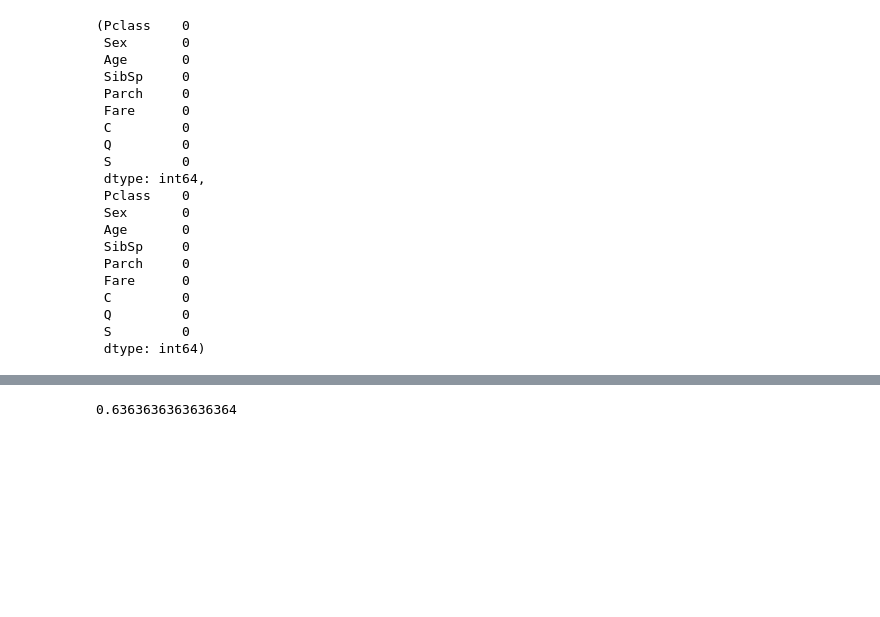
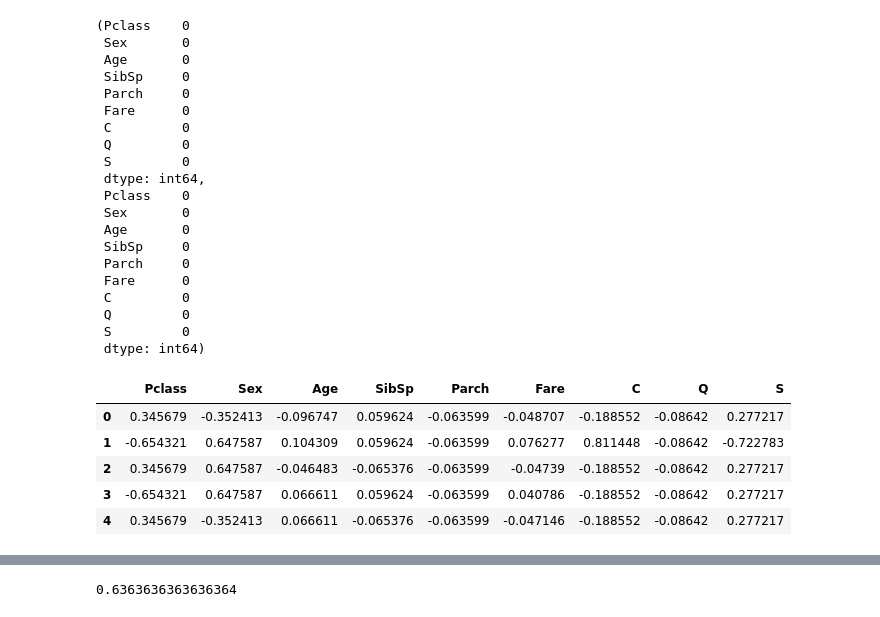
Before and after one commit to Dezzelshipc/CompMath, a Jupyter notebook: sem7-ai-systems/lab3/lab3.ipynb, the cells around one changed output, grey strips where cells are left out. Drawn from its saved outputs; the diff is of its cells as text; code cells hidden in the pictures; blank space fills up the shorter version.

```diff
--- a/sem7-ai-systems/lab3/lab3.ipynb
+++ b/sem7-ai-systems/lab3/lab3.ipynb
@@ -66,14 +66,18 @@ def make_data(fr):
     fr = fr.drop(["PassengerId", "Name", "Ticket", "Cabin"], axis=1)
     fr["Sex"] = fr["Sex"].replace({"male": 0, "female": 1})
 
-    fr.loc[fr["Embarked"].isna(), "Embarked"] = fr["Embarked"].mode()[0]
+    fr["Embarked"].fillna(fr["Embarked"].mode()[0])
+    # fr.loc[fr["Embarked"].isna(), "Embarked"] = fr["Embarked"].mode()[0]
     fr = pd.concat([fr, pd.get_dummies(fr["Embarked"]).astype('int')], axis=1)
     fr = fr.drop("Embarked", axis=1)
 
-    fr.loc[fr["Age"].isna(), "Age"] = fr["Age"].mean()
-    fr.loc[fr["Fare"].isna(), "Fare"] = fr["Fare"].mean()
+    # fr.loc[fr["Age"].isna(), "Age"] = fr["Age"].mean()
+    # fr.loc[fr["Fare"].isna(), "Fare"] = fr["Fare"].mean()
+
+    fr = fr.fillna(fr.mean())
 
     fr = (fr - fr.mean()) / (fr.max() - fr.min())
+
 
     return fr
 
@@ -108,5 +112,14 @@ def make_y(fr):
 
 df_y_norm = make_y(df_y)
+# %%
+df_X_norm.head()
+# %% [output]
+|  | Pclass | Sex | Age | SibSp | Parch | Fare | C | Q | S |
+| 0 | 0.345679 | -0.352413 | -0.096747 | 0.059624 | -0.063599 | -0.048707 | -0.188552 | -0.08642 | 0.277217 |
+| 1 | -0.654321 | 0.647587 | 0.104309 | 0.059624 | -0.063599 | 0.076277 | 0.811448 | -0.08642 | -0.722783 |
+| 2 | 0.345679 | 0.647587 | -0.046483 | -0.065376 | -0.063599 | -0.04739 | -0.188552 | -0.08642 | 0.277217 |
+| 3 | -0.654321 | 0.647587 | 0.066611 | 0.059624 | -0.063599 | 0.040786 | -0.188552 | -0.08642 | 0.277217 |
+| 4 | 0.345679 | -0.352413 | 0.066611 | -0.065376 | -0.063599 | -0.047146 | -0.188552 | -0.08642 | 0.277217 |
 # %%
 n = 1000
 lin = np.linspace(0, 1, n)
```
Also changed, not shown: parts of 2 cells of this notebook, 9 other files.
